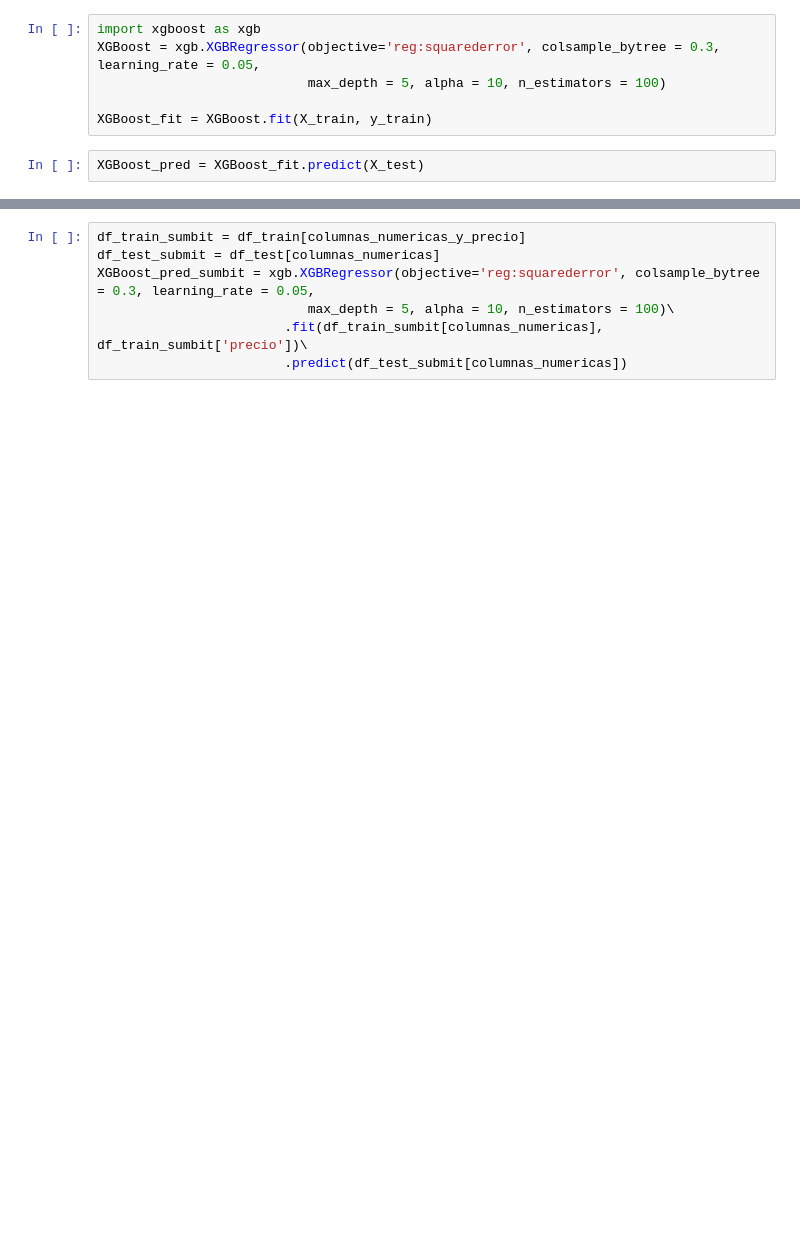
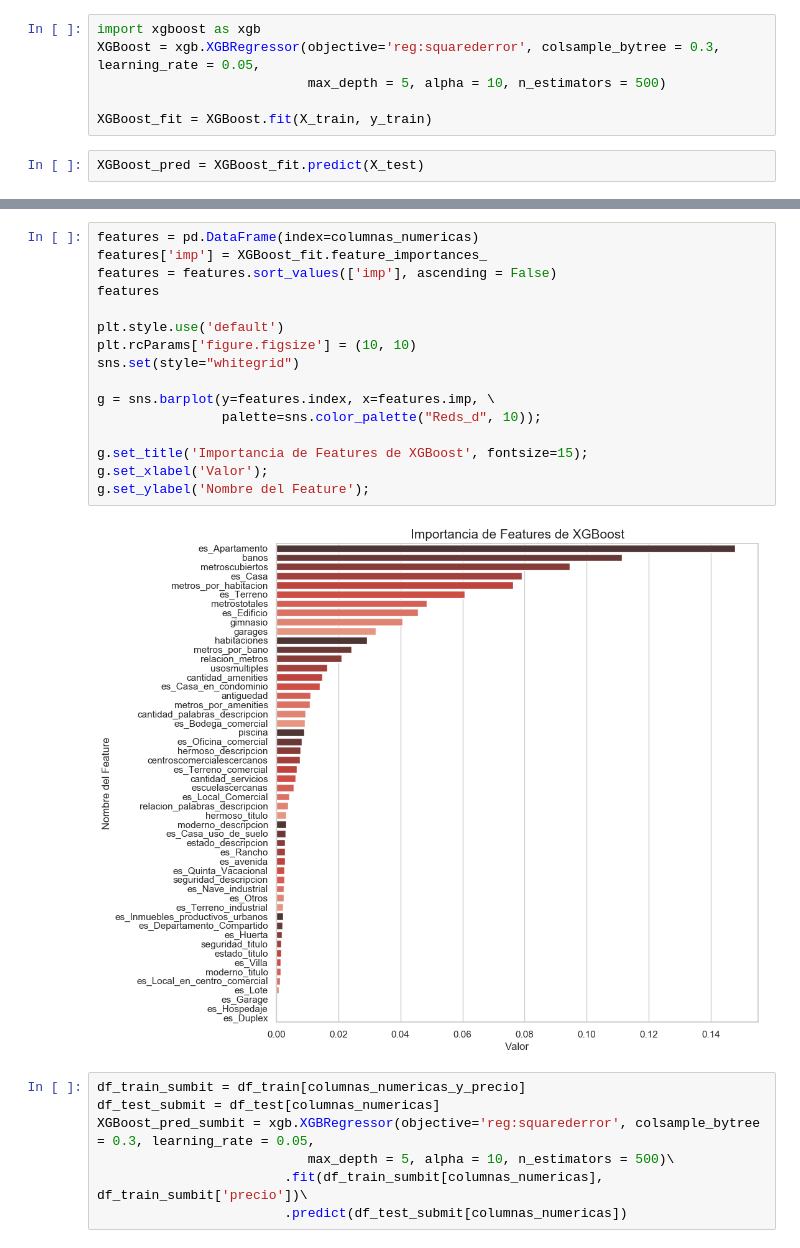
Before and after one commit to cessar5/7506_20192C, a Jupyter notebook: XGBoost.ipynb, the cells around one changed output, grey strips where cells are left out. Cells and saved outputs as stored; diff of their text form; blank space fills up the shorter version.

```diff
--- a/XGBoost.ipynb
+++ b/XGBoost.ipynb
@@ -64,7 +70,7 @@ print(X_test.shape, y_test.shape)
 # %%
 import xgboost as xgb
 XGBoost = xgb.XGBRegressor(objective='reg:squarederror', colsample_bytree = 0.3, learning_rate = 0.05,
-                           max_depth = 5, alpha = 10, n_estimators = 100)
+                           max_depth = 5, alpha = 10, n_estimators = 500)
 
 XGBoost_fit = XGBoost.fit(X_train, y_train)
 # %%
@@ -84,8 +104,26 @@ MAE XGBoost: 887499.52305
+# %%
+features = pd.DataFrame(index=columnas_numericas)
+features['imp'] = XGBoost_fit.feature_importances_
+features = features.sort_values(['imp'], ascending = False)
+features
+
+plt.style.use('default')
+plt.rcParams['figure.figsize'] = (10, 10)
+sns.set(style="whitegrid")
+
+g = sns.barplot(y=features.index, x=features.imp, \
+                palette=sns.color_palette("Reds_d", 10));
+
+g.set_title('Importancia de Features de XGBoost', fontsize=15);
+g.set_xlabel('Valor');
+g.set_ylabel('Nombre del Feature');
+# %% [output]
+[figure, added]
 # %%
 df_train_sumbit = df_train[columnas_numericas_y_precio]
 df_test_submit = df_test[columnas_numericas]
 XGBoost_pred_sumbit = xgb.XGBRegressor(objective='reg:squarederror', colsample_bytree = 0.3, learning_rate = 0.05,
-                           max_depth = 5, alpha = 10, n_estimators = 100)\
+                           max_depth = 5, alpha = 10, n_estimators = 500)\
                         .fit(df_train_sumbit[columnas_numericas], df_train_sumbit['precio'])\
                         .predict(df_test_submit[columnas_numericas])
 # %%
```
Also changed, not shown: parts of 8 cells of this notebook, 1 other file.
